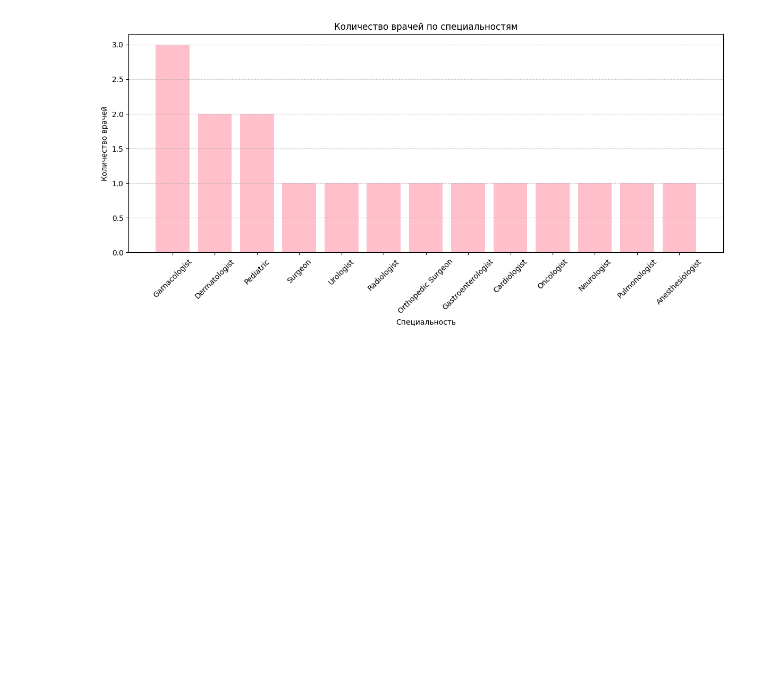
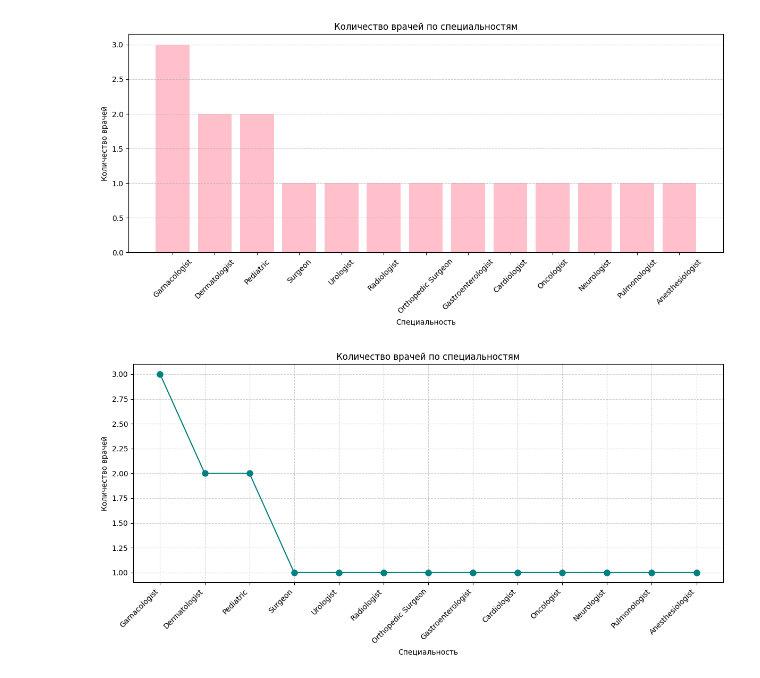
Before and after one commit to kristinchik25/pr_07, a Jupyter notebook: Damdinova_Kristina_Takhirovna.ipynb, the cells around one changed output. Drawn from its saved outputs; the diff is of its cells as text; code cells hidden in the pictures; blank space fills up the shorter version.

```diff
--- a/Damdinova_Kristina_Takhirovna.ipynb
+++ b/Damdinova_Kristina_Takhirovna.ipynb
@@ -414,3 +414,48 @@ plt.grid(axis='y', linestyle='--', alpha=0.7)
 plt.show()
 # %% [output]
 [figure]
+# %%
+import psycopg2
+import pandas as pd
+import matplotlib.pyplot as plt
+
+# Подключение к базе данных
+conn = psycopg2.connect(
+    host="localhost",
+    database="medical_db",
+    user="postgres",
+    password="1",
+    port="5432"
+)
+
+# SQL-запрос
+query = """
+SELECT speciality, COUNT(*) AS count
+FROM Doctor
+GROUP BY speciality;
+"""
+
+# Загрузка данных
+df = pd.read_sql(query, conn)
+conn.close()
+
+# Сортировка по количеству врачей
+df_sorted = df.sort_values(by='count', ascending=False).reset_index(drop=True)
+
+# Построение графика
+plt.figure(figsize=(12, 6))
+plt.plot(df_sorted['speciality'], df_sorted['count'],
+         marker='o', linestyle='-', color='teal', markersize=8)
+
+# Настройки графика
+plt.title('Количество врачей по специальностям')
+plt.xlabel('Специальность')
+plt.ylabel('Количество врачей')
+plt.xticks(rotation=45, ha='right')  # чтобы названия специальностей не пересекались
+plt.tight_layout()
+plt.grid(True, linestyle='--', alpha=0.6)
+
+# Отображение графика
+plt.show()
+# %% [output]
+[figure, added]
```
